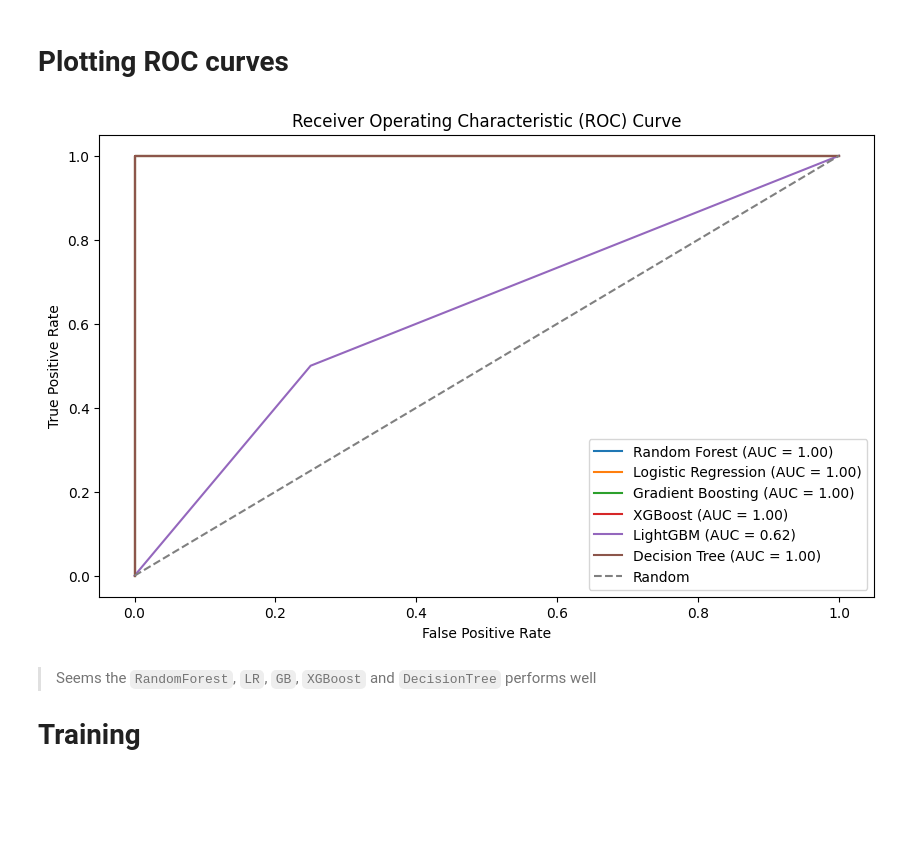
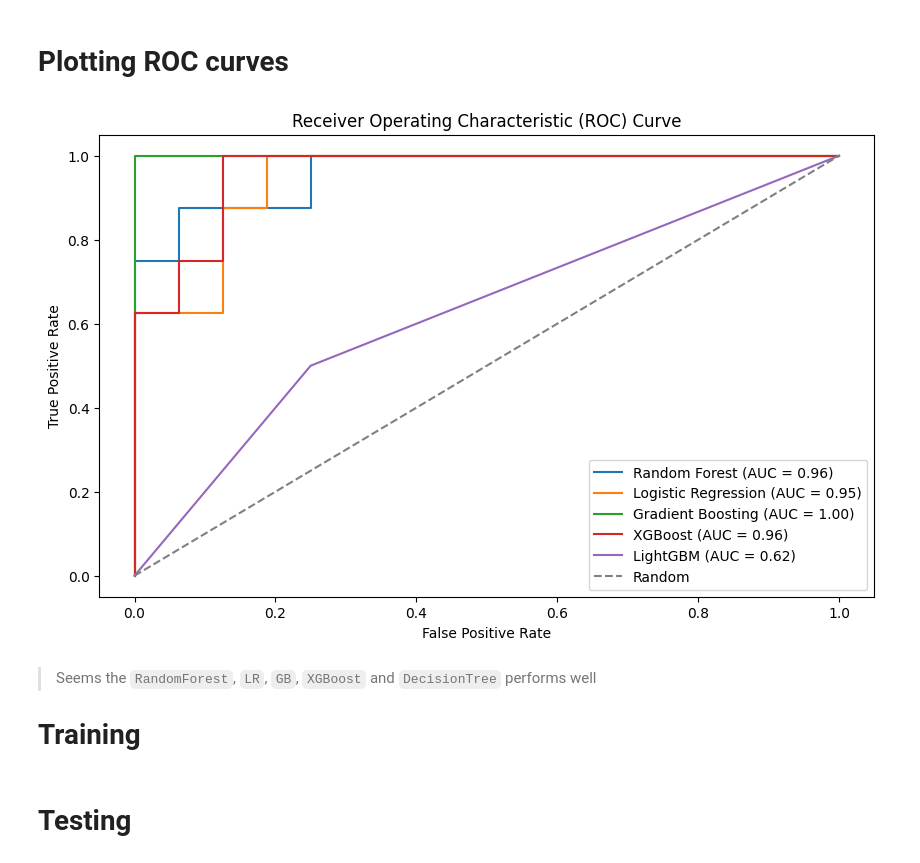
Before and after one commit to CodecubX/banana-disease-prediction-MRCNN-Django-ML, a Jupyter notebook: water_and_fertilizer plan/watering_plan.ipynb, the cells around one changed output. Cells and saved outputs as stored; diff of their text form; code cells hidden in the pictures; blank space fills up the shorter version.

Commit message:
Water plan model completed

```diff
--- a/water_and_fertilizer plan/watering_plan.ipynb
+++ b/water_and_fertilizer plan/watering_plan.ipynb
@@ -417,7 +417,7 @@ def encode_categorical_features(df, one_hot_cols, ordinal_cols, target_column):
     # Save the encoder object using pickle
     ordinal_encoder_target_var_filename = 'ordinal_encoder_target_var.pkl'
     with open(ordinal_encoder_target_var_filename, 'wb') as f:
-       pickle.dump(ordinal_encoder_target_var_data, f)
+       pickle.dump(ordinal_encoder_target_var, f)
 
     return one_hot_encoded_data, ordinal_encoded_data, ordinal_encoder_target_var_data
 # %%
@@ -473,7 +473,7 @@ import numpy as np
 x = np.hstack([
     one_hot_encoded_data,
     ordinal_encoded_data,
-    ordinal_encoded_target_data
+    numerical_columns
 ])
 y = ordinal_encoded_target_data
 # %%
@@ -486,3 +491,11 @@ y shape:  (40, 1)
+# %%
+from sklearn.preprocessing import StandardScaler
+
+scaler = StandardScaler()
+x = scaler.fit_transform(x)
+
+with open('watering_plan_scaler.pkl', 'wb') as f:
+    pickle.dump(scaler, f)
 # %% [markdown]
 # Train Test Split
 # %%
@@ -522,7 +535,7 @@ rf_auc = auc(rf_fpr, rf_tpr)
 # %% [markdown]
 ## Linear Regression
 # %%
-lr = OneVsRestClassifier(LogisticRegression())
+lr = OneVsRestClassifier(LogisticRegression(max_iter=1000))
 lr.fit(x_train, y_train)
 lr_probs = lr.predict_proba(x_test)
 lr_fpr, lr_tpr, lr_thresholds = roc_curve(y_test_bin.ravel(), lr_probs.ravel())
@@ -565,19 +569,18 @@ dt_auc = auc(dt_fpr, dt_tpr)
 # %%
 plt.figure(figsize=(10, 6))
 plt.plot(rf_fpr, rf_tpr, label=f'Random Forest (AUC = {rf_auc:.2f})')
 plt.plot(lr_fpr, lr_tpr, label=f'Logistic Regression (AUC = {lr_auc:.2f})')
 plt.plot(gb_fpr, gb_tpr, label=f'Gradient Boosting (AUC = {gb_auc:.2f})')
 plt.plot(xgb_fpr, xgb_tpr, label=f'XGBoost (AUC = {xgb_auc:.2f})')
 plt.plot(lgb_fpr, lgb_tpr, label=f'LightGBM (AUC = {lgb_auc:.2f})')
-plt.plot(dt_fpr, dt_tpr, label=f'Decision Tree (AUC = {dt_auc:.2f})')
 plt.plot([0, 1], [0, 1], linestyle='--', color='gray', label='Random')
 plt.xlabel('False Positive Rate')
 plt.ylabel('True Positive Rate')
 plt.title('Receiver Operating Characteristic (ROC) Curve')
 plt.legend()
 plt.show()
 # %% [output]
-[figure, old version]
+[figure, new version]
 # %% [markdown]
 > Seems the  `RandomForest`, `LR`, `GB`, `XGBoost` and `DecisionTree` performs well
 
@@ -591 +594,3 @@ with open('water_plan_rf_classifier.pkl', 'wb') as f:
     pickle.dump(rf, f)
+# %% [markdown]
+# Testing
```
Also changed, not shown: parts of 6 cells of this notebook, 8 other files.
